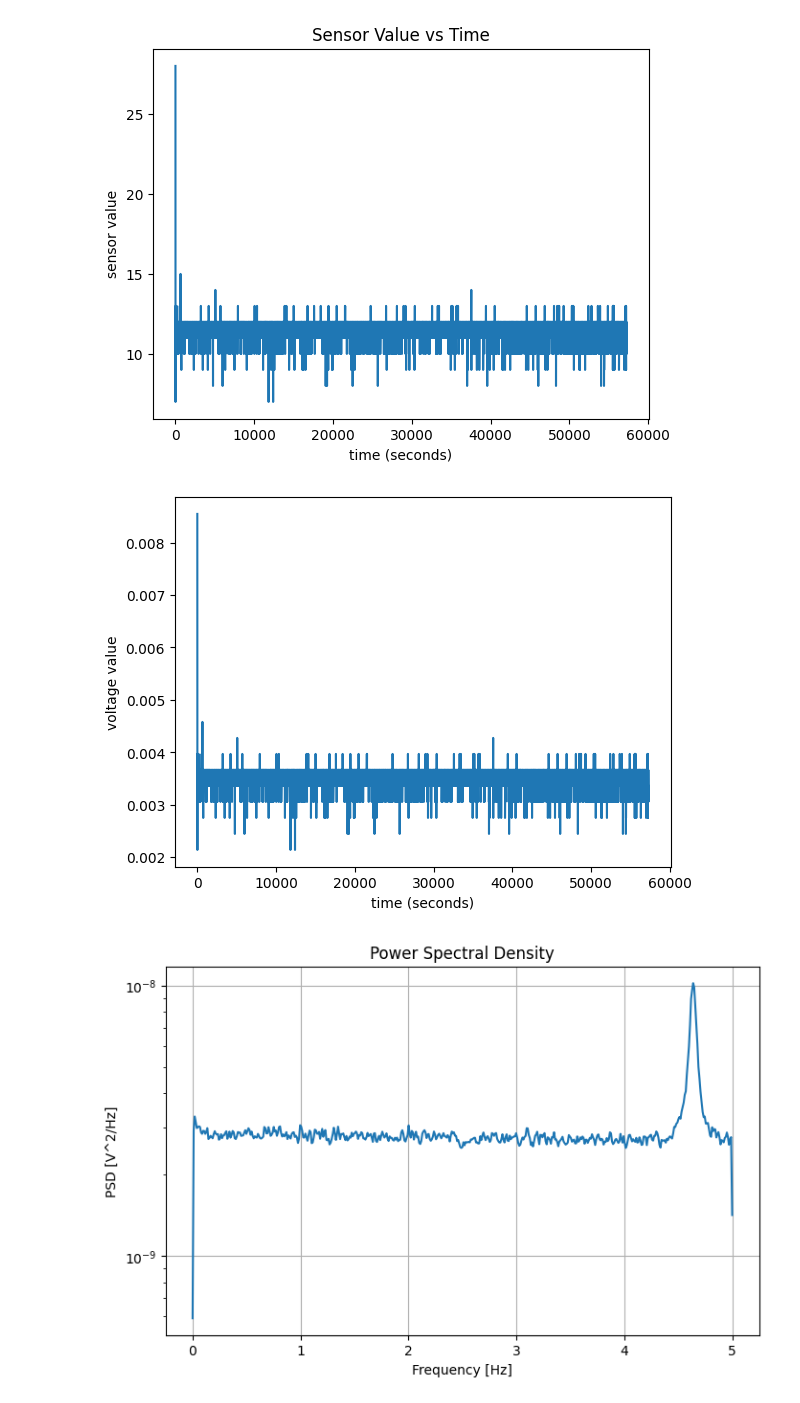
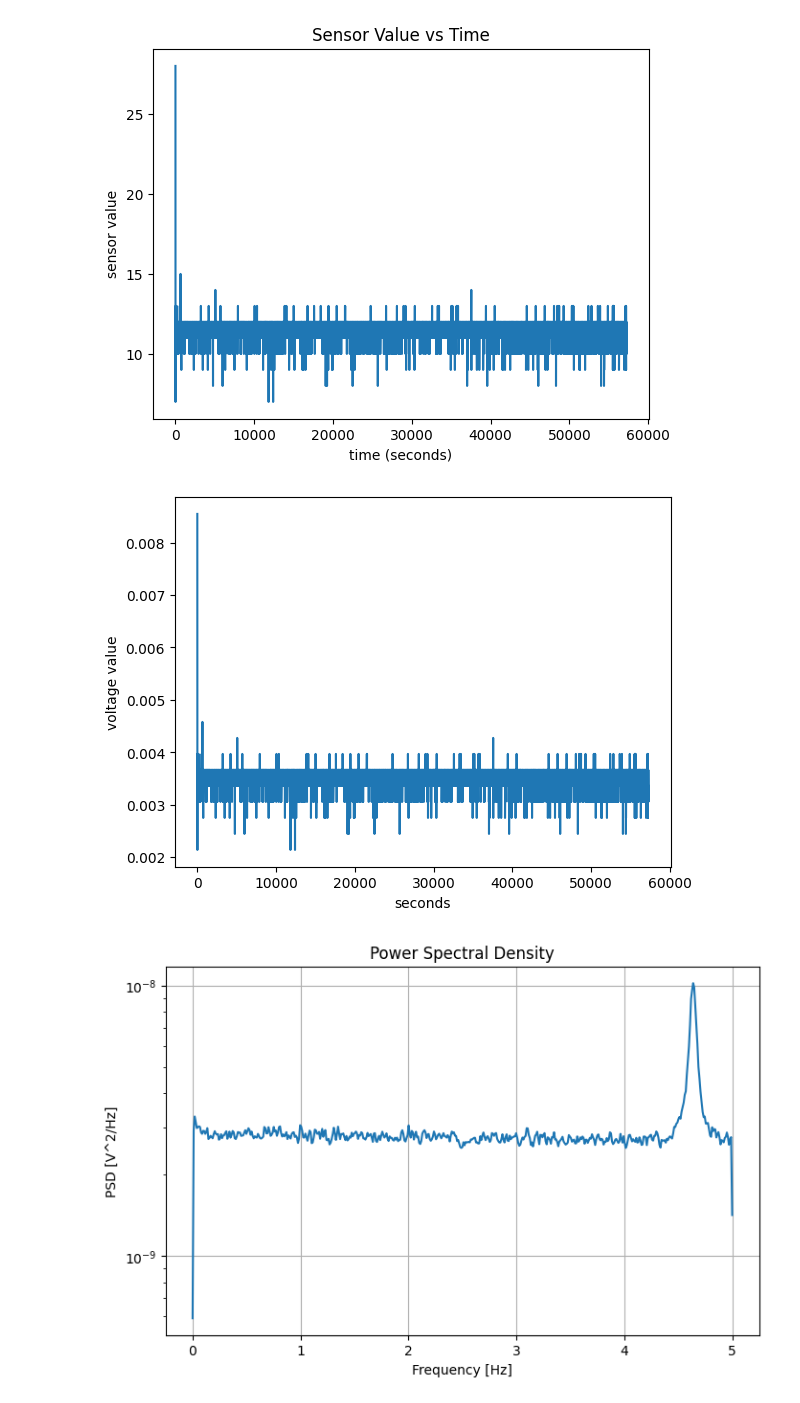
Before and after one commit to Bkorotko03/ALTrainSeismo, a Jupyter notebook: testsAndSuch/signal_to_voltage.ipynb, the cells around one changed output. Drawn from its saved outputs; the diff is of its cells as text; code cells hidden in the pictures.

```diff
--- a/testsAndSuch/signal_to_voltage.ipynb
+++ b/testsAndSuch/signal_to_voltage.ipynb
@@ -85,12 +85,12 @@ plt.savefig('./output/sensor_plot.png', dpi=300, bbox_inches='tight')
 voltageArr = sensorArr * 5/16383
 # %%
 plt.plot(timeseries,voltageArr)
-plt.xlabel('time (seconds)')
+plt.xlabel('seconds')
 plt.ylabel('voltage value')
 
 plt.savefig('./output/voltage_plot.png', dpi=300, bbox_inches='tight')
 # %% [output]
-[figure, old version]
+[figure, new version]
 # %%
 from scipy.signal import welch
 readVoltage = pd.read_csv('./output/overnight_run_apr1_voltage.csv')
```
Also changed, not shown: parts of 4 cells of this notebook, 11 other files.
